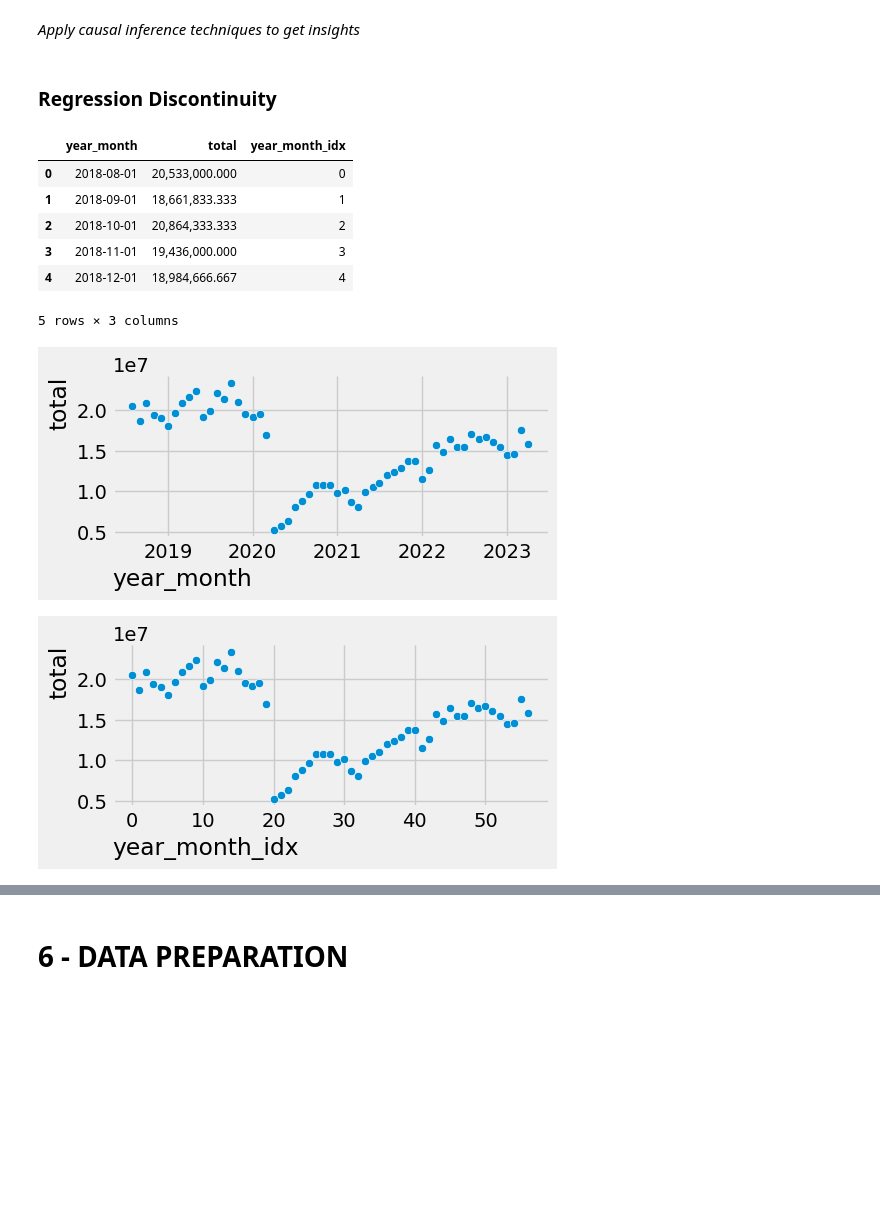
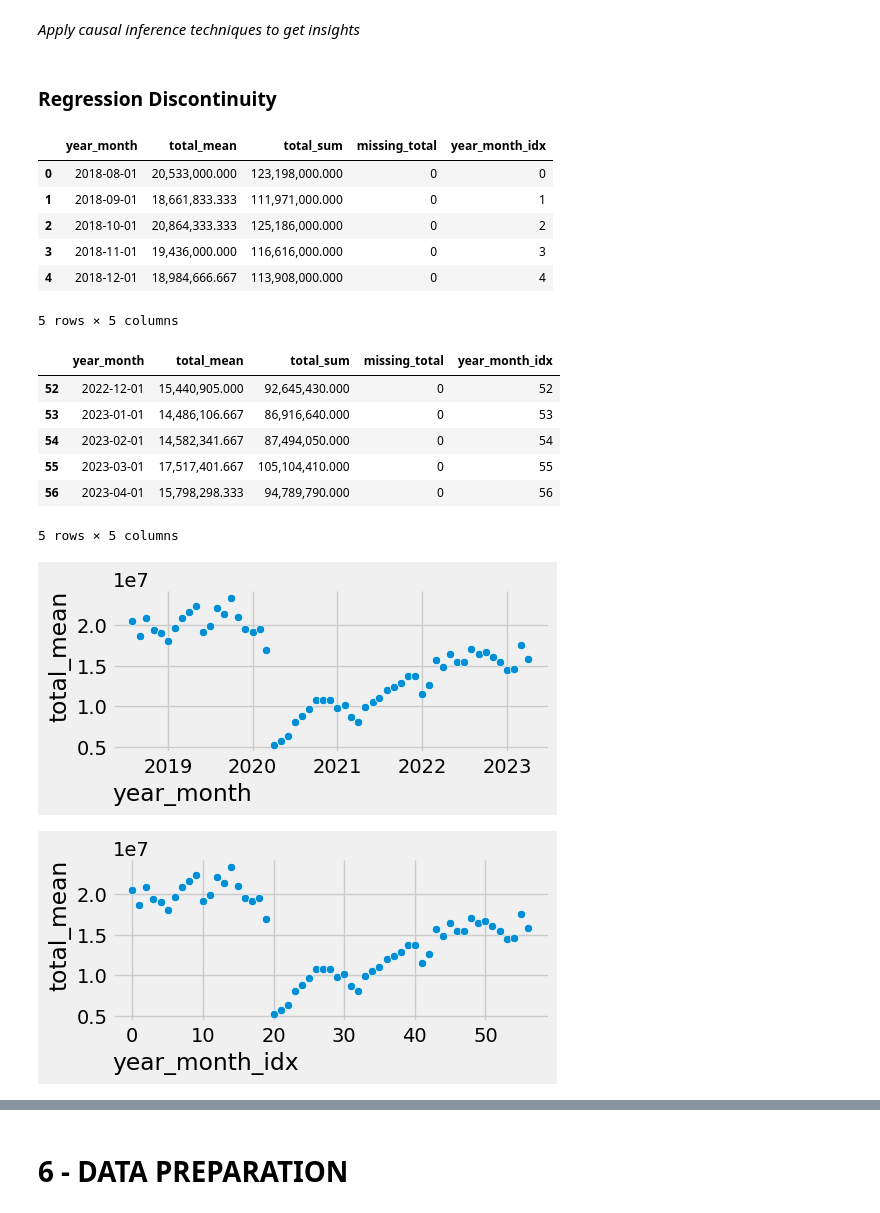
Before and after one commit to OmdenaAI/sao-paulo-chapter-passenger-demand, a Jupyter notebook: src/tasks/task_3_model_training_validation/ds_gustavo_cunha/0.0_gustavo-cunha_first_iteration.ipynb, the cells around one changed output, grey strips where cells are left out. Drawn from its saved outputs; the diff is of its cells as text; code cells hidden in the pictures; blank space fills up the shorter version.

```diff
--- a/src/tasks/task_3_model_training_validation/ds_gustavo_cunha/0.0_gustavo-cunha_first_iteration.ipynb
+++ b/src/tasks/task_3_model_training_validation/ds_gustavo_cunha/0.0_gustavo-cunha_first_iteration.ipynb
@@ -744,36 +743,47 @@ plt.yticks( rotation = 0 );
 # %% [markdown]
 *Apply causal inference techniques to get insights*
 # %% [markdown]
-### Regression Discontinuity
+### **Regression Discontinuity**
 # %%
 # filter required cokumns
 df_causal = df_eda[["year_month", "total", "line"]]
 
-# aggreagate total per year-month considering the mean as aggregation
-df_causal_agg = df_causal.groupby(by=["year_month"], as_index=False).agg({"total": "mean"})
+# aggreagate total_mean_mean per year-month considering the mean as aggregation
+df_causal_agg = df_causal.groupby(by=["year_month"], as_index=False).agg(
+    total_mean = ("total", "mean"),
+    total_sum = ("total", "sum"),
+    missing_total = ("total", lambda x: np.sum(np.isnan(x)))
+)
 
 # create a new column with datetime index
 df_causal_agg["year_month_idx"] = np.arange(start=0, stop=len(df_causal_agg), step=1)
 
 # inspect results
-display(df_causal_agg.head())
+display(df_causal_agg.head(), df_causal_agg.tail())
 
 # inspect plots
 plt.figure(figsize=(5, 2))
-sns.scatterplot(data=df_causal_agg, x="year_month", y="total")
+sns.scatterplot(data=df_causal_agg, x="year_month", y="total_mean")
 plt.show()
 plt.figure(figsize=(5, 2))
-sns.scatterplot(data=df_causal_agg, x="year_month_idx", y="total")
+sns.scatterplot(data=df_causal_agg, x="year_month_idx", y="total_mean")
 plt.show()
 # %% [output]
-|  | year_month | total | year_month_idx |
-| 0 | 2018-08-01 | 20,533,000.000 | 0 |
-| 1 | 2018-09-01 | 18,661,833.333 | 1 |
-| 2 | 2018-10-01 | 20,864,333.333 | 2 |
-| 3 | 2018-11-01 | 19,436,000.000 | 3 |
-| 4 | 2018-12-01 | 18,984,666.667 | 4 |
+|  | year_month | total_mean | total_sum | missing_total | year_month_idx |
+| 0 | 2018-08-01 | 20,533,000.000 | 123,198,000.000 | 0 | 0 |
+| 1 | 2018-09-01 | 18,661,833.333 | 111,971,000.000 | 0 | 1 |
+| 2 | 2018-10-01 | 20,864,333.333 | 125,186,000.000 | 0 | 2 |
+| 3 | 2018-11-01 | 19,436,000.000 | 116,616,000.000 | 0 | 3 |
+| 4 | 2018-12-01 | 18,984,666.667 | 113,908,000.000 | 0 | 4 |
-5 rows × 3 columns
+5 rows × 5 columns
+|  | year_month | total_mean | total_sum | missing_total | year_month_idx |
+| 52 | 2022-12-01 | 15,440,905.000 | 92,645,430.000 | 0 | 52 |
+| 53 | 2023-01-01 | 14,486,106.667 | 86,916,640.000 | 0 | 53 |
+| 54 | 2023-02-01 | 14,582,341.667 | 87,494,050.000 | 0 | 54 |
+| 55 | 2023-03-01 | 17,517,401.667 | 105,104,410.000 | 0 | 55 |
+| 56 | 2023-04-01 | 15,798,298.333 | 94,789,790.000 | 0 | 56 |
+5 rows × 5 columns
-[figure, old version]
+[figure, new version]
-[figure, old version]
+[figure, new version]
 # %%
 # create a new column where discontinuity is on index 0
```
Also changed, not shown: parts of 41 cells of this notebook.
